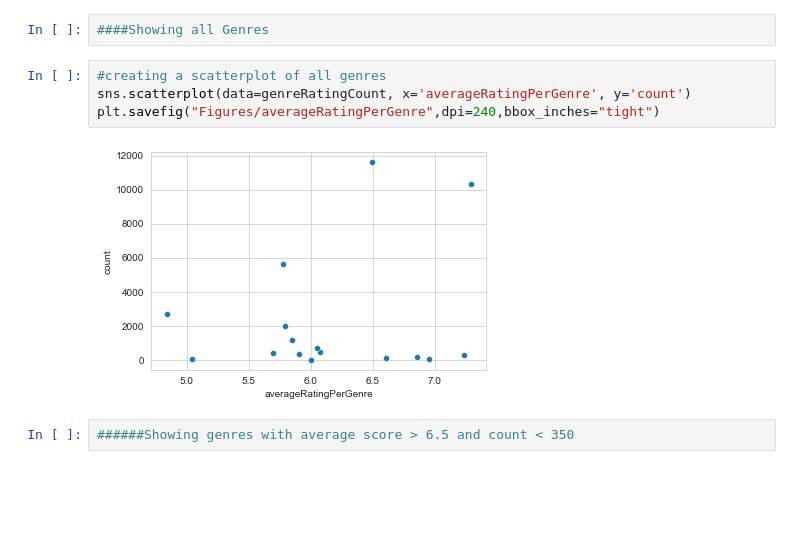
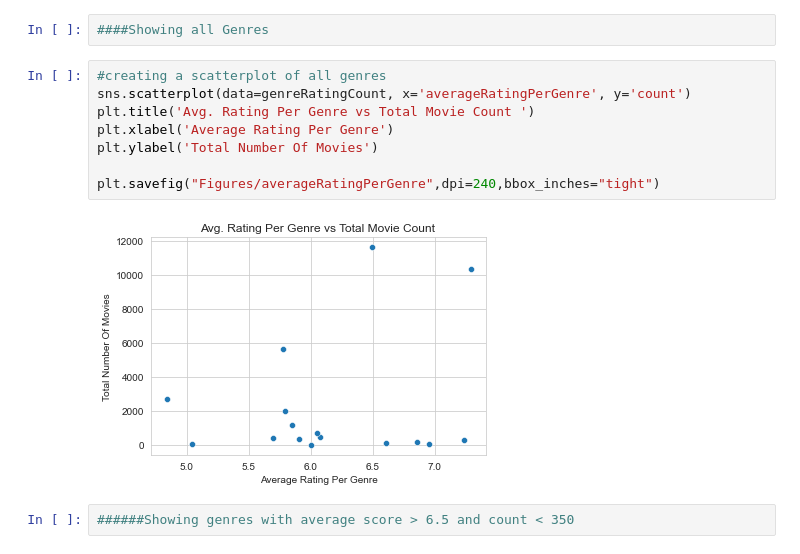
Before and after one commit to jwargodeloitte/intensive-final-project, a Jupyter notebook: Data_Analysis_Master.ipynb, the cells around one changed output. Saved outputs shown, nothing was run; the diff lists cells and outputs as text; blank space fills up the shorter version.

```diff
--- a/Data_Analysis_Master.ipynb
+++ b/Data_Analysis_Master.ipynb
@@ -650,9 +656,13 @@ genreRatingCount
 # %%
 #creating a scatterplot of all genres
 sns.scatterplot(data=genreRatingCount, x='averageRatingPerGenre', y='count')
+plt.title('Avg. Rating Per Genre vs Total Movie Count ')
+plt.xlabel('Average Rating Per Genre')
+plt.ylabel('Total Number Of Movies')
+
 plt.savefig("Figures/averageRatingPerGenre",dpi=240,bbox_inches="tight")
 # %% [output]
-[figure, old version]
+[figure, new version]
 # %%
 ######Showing genres with average score > 6.5 and count < 350
 # %%
```
Also changed, not shown: parts of 7 cells of this notebook, 7 other files.
